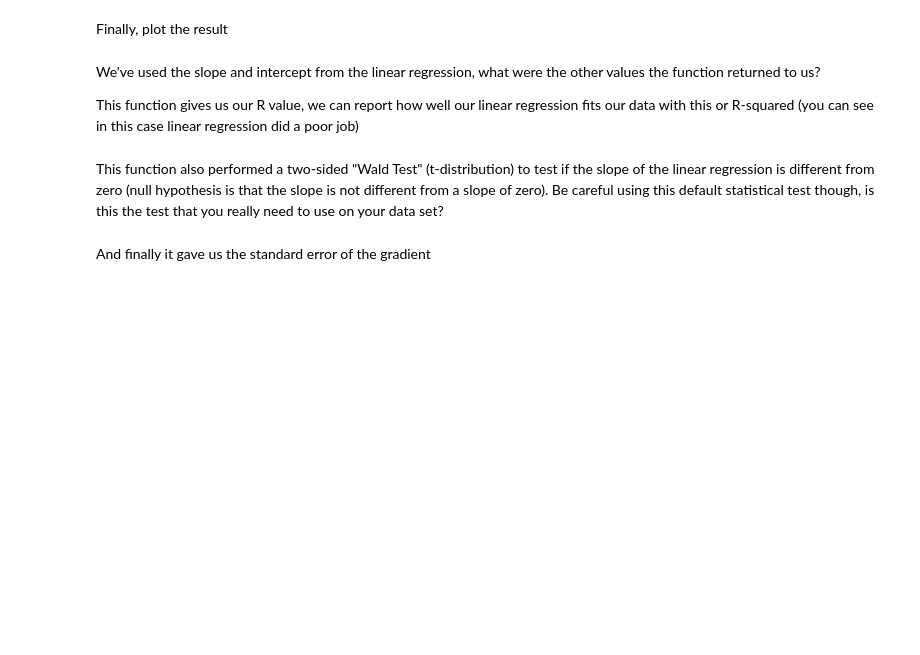
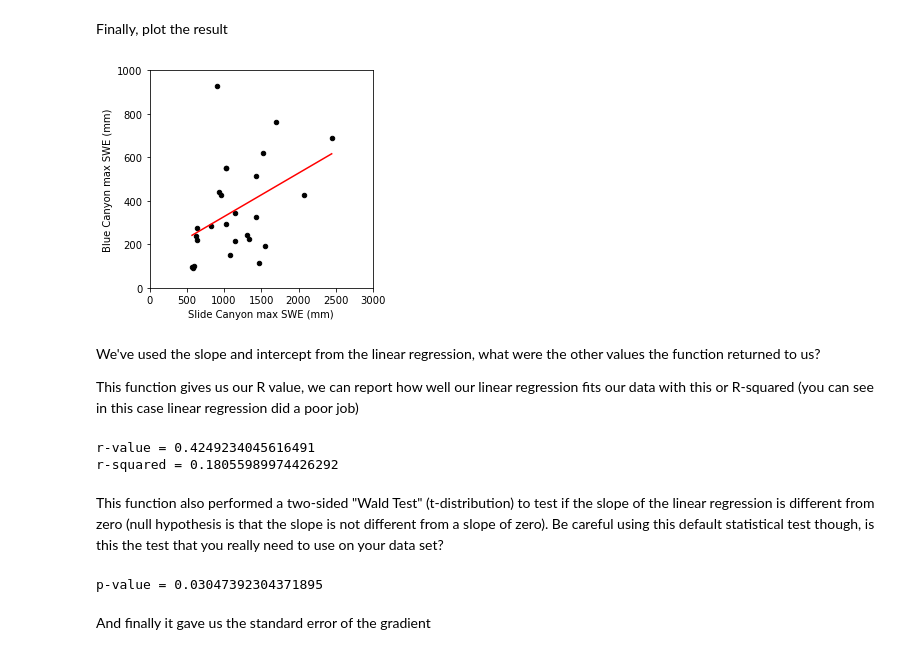
Before and after one commit to Mountain-Hydrology-Research-Group/data-analysis, a Jupyter notebook: modules/lab4/lab4-1.ipynb, the cells around one changed output. Drawn from its saved outputs; the diff is of its cells as text; code cells hidden in the pictures; blank space fills up the shorter version.

Commit message:
Fix linear regression prediction and residuals in lab4

```diff
--- a/modules/lab4/lab4-1.ipynb
+++ b/modules/lab4/lab4-1.ipynb
@@ -13,7 +13,7 @@ Load in a csv file with snow water equivalent (SWE) measurements from two snow p
 
 (If you're interested, [read about SWE and snow pillows here](https://www.nrcs.usda.gov/wps/portal/nrcs/detail/null/?cid=nrcseprd1314833))
 # %%
-data = pd.read_csv('pillows_example.csv')
+data = pd.read_csv('../data/pillows_example.csv')
 
 data.head(3)
 # %% [output]
@@ -182,21 +227,23 @@ Finally, plot the result
 # %%
 fig, ax = plt.subplots(figsize=(4,4))
 
 # Scatterplot
 data.plot.scatter(x='SLI_max', y='BLC_max', c='k', ax=ax);
 
 # Create points for the regression line
-x = np.linspace(data.SLI_max.min(), data.SLI_max.max(), data.SLI_max.size) # x coordinates from min and max values of SLI_max
-y = slope * x + intercept # y coordinates using the slope and intercept from our linear regression
+x = np.linspace(data.SLI_max.min(), data.SLI_max.max(), 2) # make two x coordinates from min and max values of SLI_max
+y = slope * x + intercept # y coordinates using the slope and intercept from our linear regression to draw a regression line
 
 # Plot the regression line
 ax.plot(x, y, '-r')
 
 ax.set_xlabel('Slide Canyon max SWE (mm)')
 ax.set_ylabel('Blue Canyon max SWE (mm)');
 
 ax.set_xlim((0,3000))
 ax.set_ylim((0,1000));
+# %% [output]
+[figure, added]
 # %% [markdown]
 We've used the slope and intercept from the linear regression, what were the other values the function returned to us?
 
@@ -205,10 +252,15 @@ This function gives us our R value, we can report how well our linear regression
 print('r-value = {}'.format(rvalue))
 
 print('r-squared = {}'.format(rvalue**2))
+# %% [output]
+r-value = 0.4249234045616491
+r-squared = 0.18055989974426292
 # %% [markdown]
 This function also performed a two-sided "Wald Test" (t-distribution) to test if the slope of the linear regression is different from zero (null hypothesis is that the slope is not different from a slope of zero). Be careful using this default statistical test though, is this the test that you really need to use on your data set?
 # %%
 print('p-value = {}'.format(pvalue))
+# %% [output]
+p-value = 0.03047392304371895
 # %% [markdown]
 And finally it gave us the standard error of the gradient
 # %%
```
Also changed, not shown: parts of 15 cells of this notebook.
